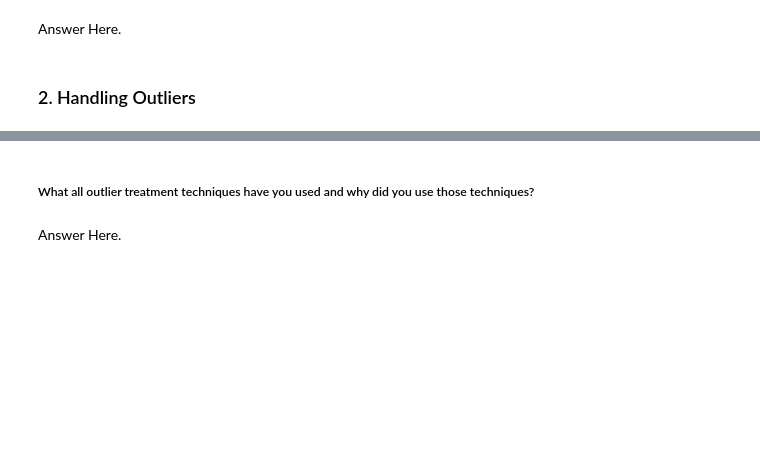
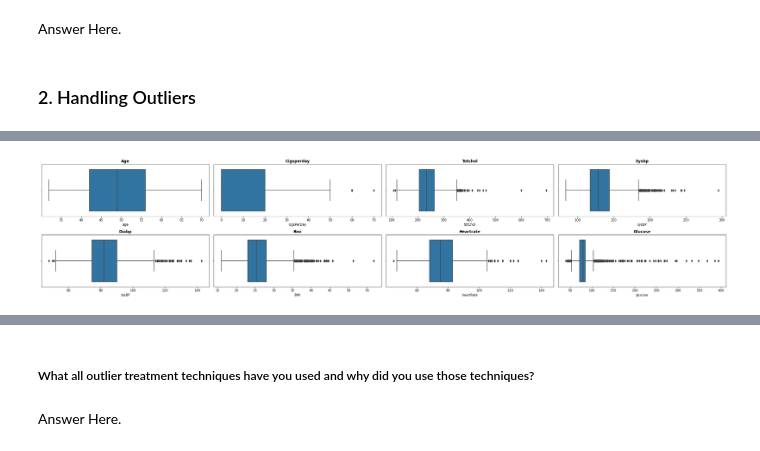
Before and after one commit to Bishawa/CardioVascularRiskPrediction, a Jupyter notebook: Cardiovascular_Risk_prediction.ipynb, the cells around one changed output, grey strips where cells are left out. Saved outputs shown, nothing was run; the diff lists cells and outputs as text; code cells hidden in the pictures; blank space fills up the shorter version.

```diff
--- a/Cardiovascular_Risk_prediction.ipynb
+++ b/Cardiovascular_Risk_prediction.ipynb
@@ -841,3 +862,12 @@ memory usage: 450.4+ KB
+# %%
+#Resetting the index
+df.set_index('id', inplace = True)
+# %%
+df['BPMeds'] = df['BPMeds'].astype('int64')
+# %%
+df['education'] = df['education'].astype('int64')
+# %%
+df['age'] = df['age'].astype('float64')
 # %%
 int_features = []
 cat_features = []
@@ -895,0 +944,10 @@ numerical_features
+# %%
+# Handling Outliers & Outlier treatments
+plt.figure(figsize=(30,15))
+for n,column in enumerate(float_features):
+  plt.subplot(5, 4, n+1)
+  sns.boxplot(df[column])
+  plt.title(f'{column.title()}',weight='bold')
+  plt.tight_layout()
+# %% [output]
+[figure, added]
```
Also changed, not shown: parts of 82 cells of this notebook.
